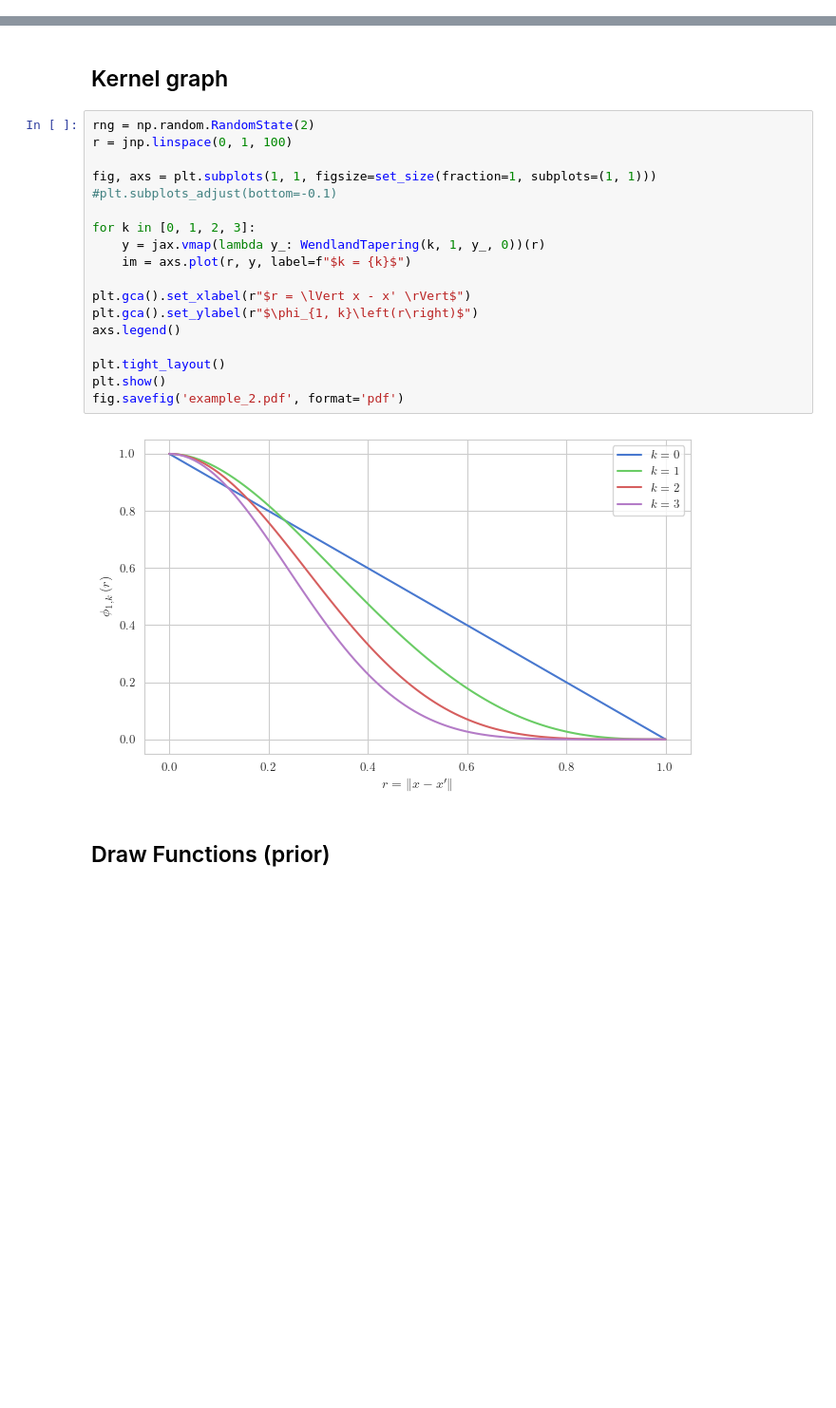
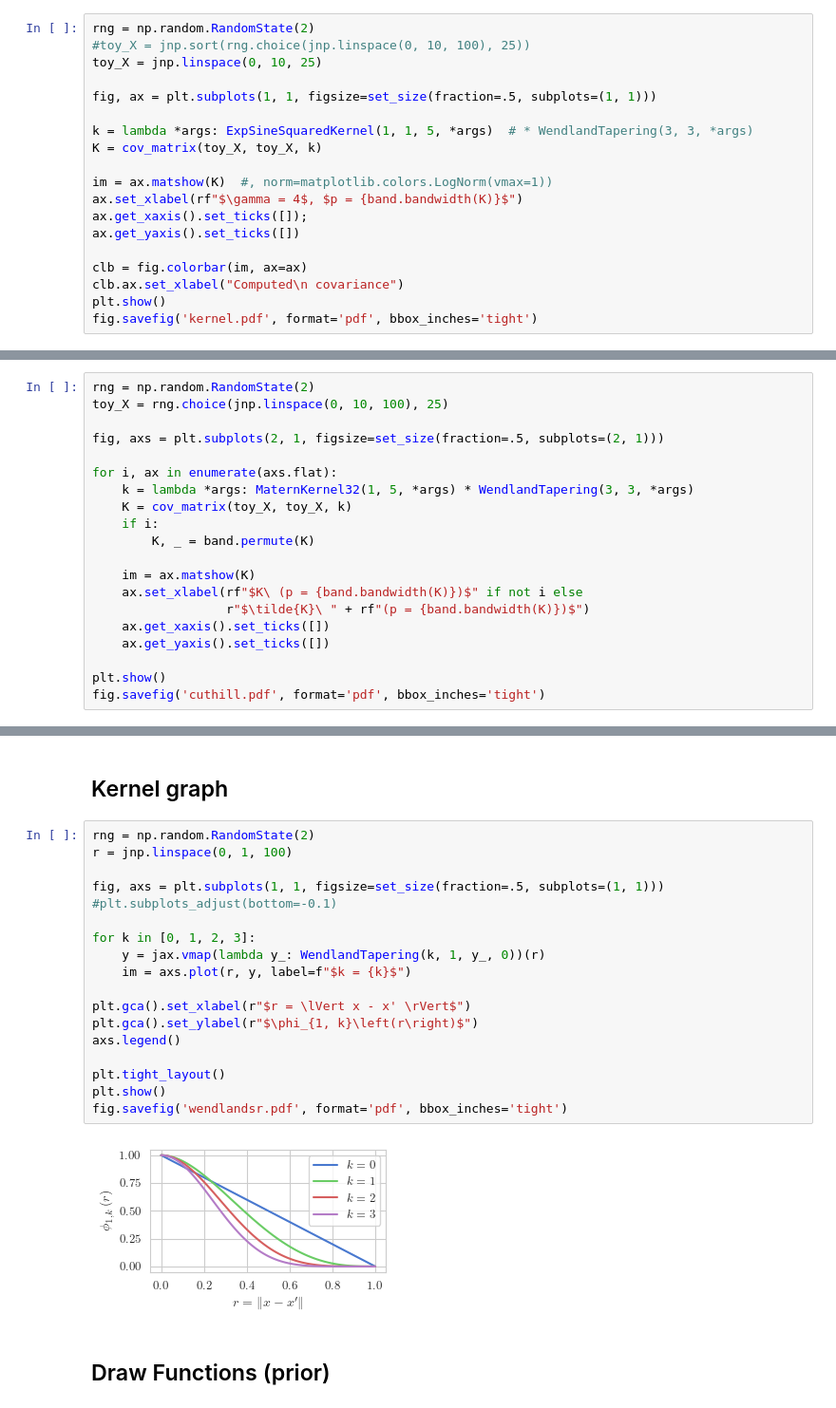
Before and after one commit to ItsNiklas/sparse-gaussian-processes, a Jupyter notebook: plots.ipynb, the cells around one changed output, grey strips where cells are left out. Shown at 95% size. Saved outputs shown, nothing was run; the diff lists cells and outputs as text; blank space fills up the shorter version.

```diff
--- a/plots.ipynb
+++ b/plots.ipynb
@@ -101,0 +106,19 @@ fig.savefig('example_1.pdf', format='pdf')
+# %%
+rng = np.random.RandomState(2)
+#toy_X = jnp.sort(rng.choice(jnp.linspace(0, 10, 100), 25))
+toy_X = jnp.linspace(0, 10, 25)
+
+fig, ax = plt.subplots(1, 1, figsize=set_size(fraction=.5, subplots=(1, 1)))
+
+k = lambda *args: ExpSineSquaredKernel(1, 1, 5, *args)  # * WendlandTapering(3, 3, *args)
+K = cov_matrix(toy_X, toy_X, k)
+
+im = ax.matshow(K)  #, norm=matplotlib.colors.LogNorm(vmax=1))
+ax.set_xlabel(rf"$\gamma = 4$, $p = {band.bandwidth(K)}$")
+ax.get_xaxis().set_ticks([]);
+ax.get_yaxis().set_ticks([])
+
+clb = fig.colorbar(im, ax=ax)
+clb.ax.set_xlabel("Computed\n covariance")
+plt.show()
+fig.savefig('kernel.pdf', format='pdf', bbox_inches='tight')
@@ -101,0 +127,20 @@ fig.savefig('example_1.pdf', format='pdf')
+# %%
+rng = np.random.RandomState(2)
+toy_X = rng.choice(jnp.linspace(0, 10, 100), 25)
+
+fig, axs = plt.subplots(2, 1, figsize=set_size(fraction=.5, subplots=(2, 1)))
+
+for i, ax in enumerate(axs.flat):
+    k = lambda *args: MaternKernel32(1, 5, *args) * WendlandTapering(3, 3, *args)
+    K = cov_matrix(toy_X, toy_X, k)
+    if i:
+        K, _ = band.permute(K)
+
+    im = ax.matshow(K)
+    ax.set_xlabel(rf"$K\ (p = {band.bandwidth(K)})$" if not i else
+                  r"$\tilde{K}\ " + rf"(p = {band.bandwidth(K)})$")
+    ax.get_xaxis().set_ticks([])
+    ax.get_yaxis().set_ticks([])
+
+plt.show()
+fig.savefig('cuthill.pdf', format='pdf', bbox_inches='tight')
@@ -104,23 +151,23 @@ fig.savefig('example_1.pdf', format='pdf')
 # %%
 rng = np.random.RandomState(2)
 r = jnp.linspace(0, 1, 100)
 
-fig, axs = plt.subplots(1, 1, figsize=set_size(fraction=1, subplots=(1, 1)))
+fig, axs = plt.subplots(1, 1, figsize=set_size(fraction=.5, subplots=(1, 1)))
 #plt.subplots_adjust(bottom=-0.1)
 
 for k in [0, 1, 2, 3]:
     y = jax.vmap(lambda y_: WendlandTapering(k, 1, y_, 0))(r)
     im = axs.plot(r, y, label=f"$k = {k}$")
 
 plt.gca().set_xlabel(r"$r = \lVert x - x' \rVert$")
 plt.gca().set_ylabel(r"$\phi_{1, k}\left(r\right)$")
 axs.legend()
 
 plt.tight_layout()
 plt.show()
-fig.savefig('example_2.pdf', format='pdf')
+fig.savefig('wendlandsr.pdf', format='pdf', bbox_inches='tight')
 # %% [output]
-[figure, old version]
+[figure, new version]
 # %% [markdown]
 ## Draw Functions (prior)
 # %%
```
Also changed, not shown: parts of 10 cells of this notebook, 1 other file.
